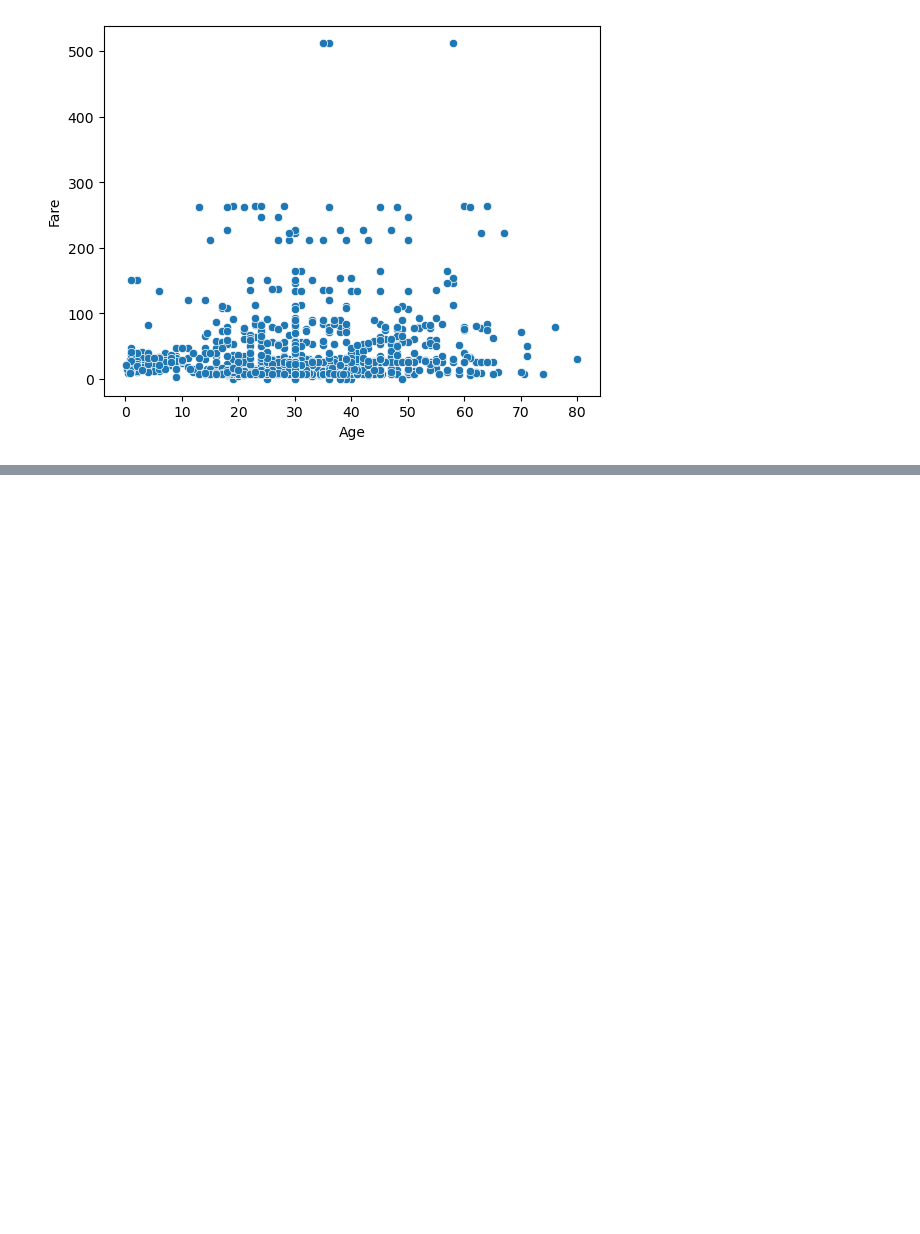
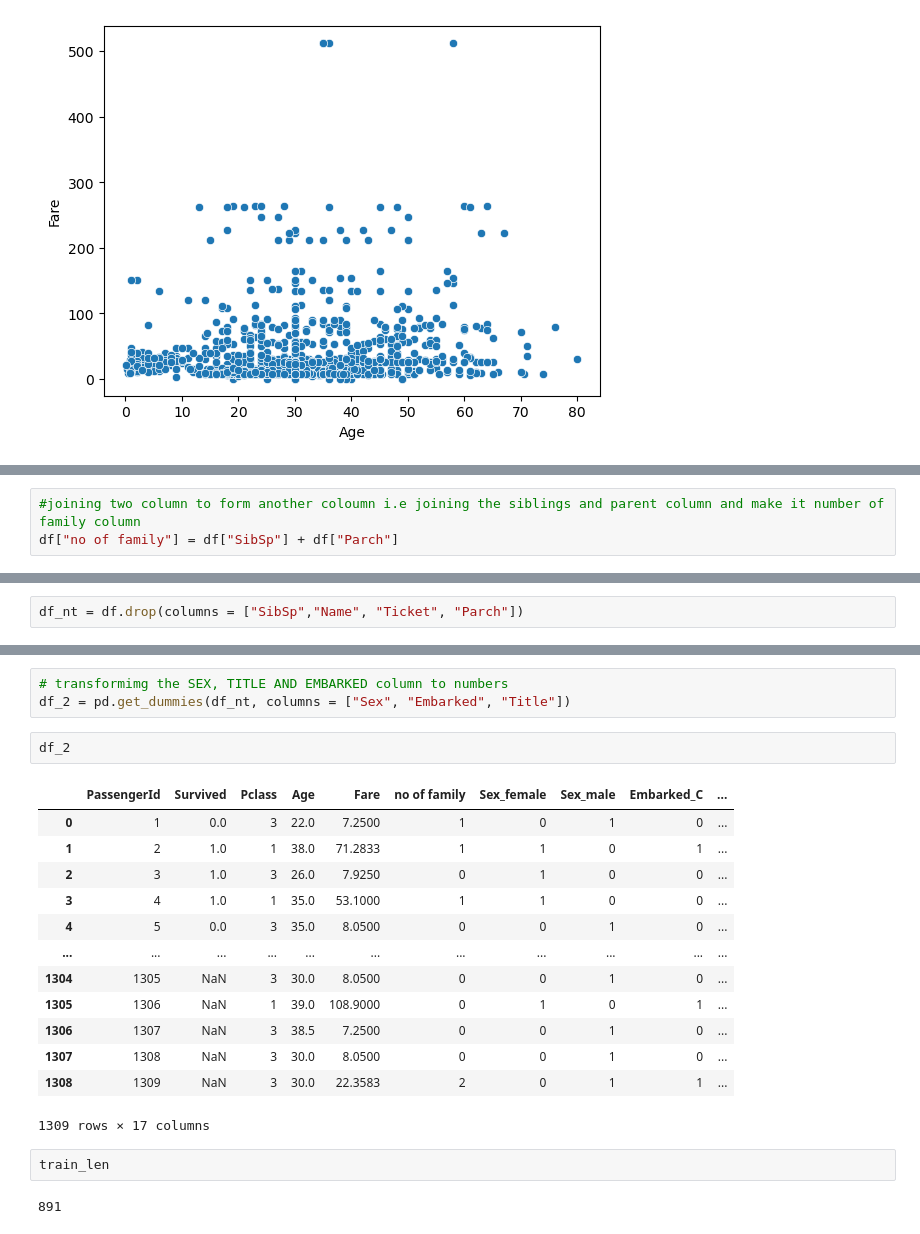
Before and after one commit to MOROLAKEOJO/DATA-WRANGGLING-AND-EDA-on-TITANIC-DATASET, a Jupyter notebook: Notebook.ipynb, the cells around one changed output, grey strips where cells are left out. Saved outputs shown, nothing was run; the diff lists cells and outputs as text; blank space fills up the shorter version.

```diff
--- a/Notebook.ipynb
+++ b/Notebook.ipynb
@@ -299,0 +343,3 @@ sns.scatterplot(data=df, x="Age", y="Fare")
+# %%
+#joining two column to form another coloumn i.e joining the siblings and parent column and make it number of family column
+df["no of family"] = df["SibSp"] + df["Parch"]
@@ -299,0 +362,2 @@ sns.scatterplot(data=df, x="Age", y="Fare")
+# %%
+df_nt = df.drop(columns = ["SibSp","Name", "Ticket", "Parch"])
@@ -299,0 +380,23 @@ sns.scatterplot(data=df, x="Age", y="Fare")
+# %%
+# transformimg the SEX, TITLE AND EMBARKED column to numbers
+df_2 = pd.get_dummies(df_nt, columns = ["Sex", "Embarked", "Title"])
+# %%
+df_2
+# %% [output]
+|  | PassengerId | Survived | Pclass | Age | Fare | no of family | Sex_female | Sex_male | Embarked_C | ... |
+| 0 | 1 | 0.0 | 3 | 22.0 | 7.2500 | 1 | 0 | 1 | 0 | ... |
+| 1 | 2 | 1.0 | 1 | 38.0 | 71.2833 | 1 | 1 | 0 | 1 | ... |
+| 2 | 3 | 1.0 | 3 | 26.0 | 7.9250 | 0 | 1 | 0 | 0 | ... |
+| 3 | 4 | 1.0 | 1 | 35.0 | 53.1000 | 1 | 1 | 0 | 0 | ... |
+| 4 | 5 | 0.0 | 3 | 35.0 | 8.0500 | 0 | 0 | 1 | 0 | ... |
+| ... | ... | ... | ... | ... | ... | ... | ... | ... | ... | ... |
+| 1304 | 1305 | NaN | 3 | 30.0 | 8.0500 | 0 | 0 | 1 | 0 | ... |
+| 1305 | 1306 | NaN | 1 | 39.0 | 108.9000 | 0 | 1 | 0 | 1 | ... |
+| 1306 | 1307 | NaN | 3 | 38.5 | 7.2500 | 0 | 0 | 1 | 0 | ... |
+| 1307 | 1308 | NaN | 3 | 30.0 | 8.0500 | 0 | 0 | 1 | 0 | ... |
+| 1308 | 1309 | NaN | 3 | 30.0 | 22.3583 | 2 | 0 | 1 | 1 | ... |
+1309 rows × 17 columns
+# %%
+train_len
+# %% [output]
+891
```
Also changed, not shown: parts of 42 cells of this notebook.
